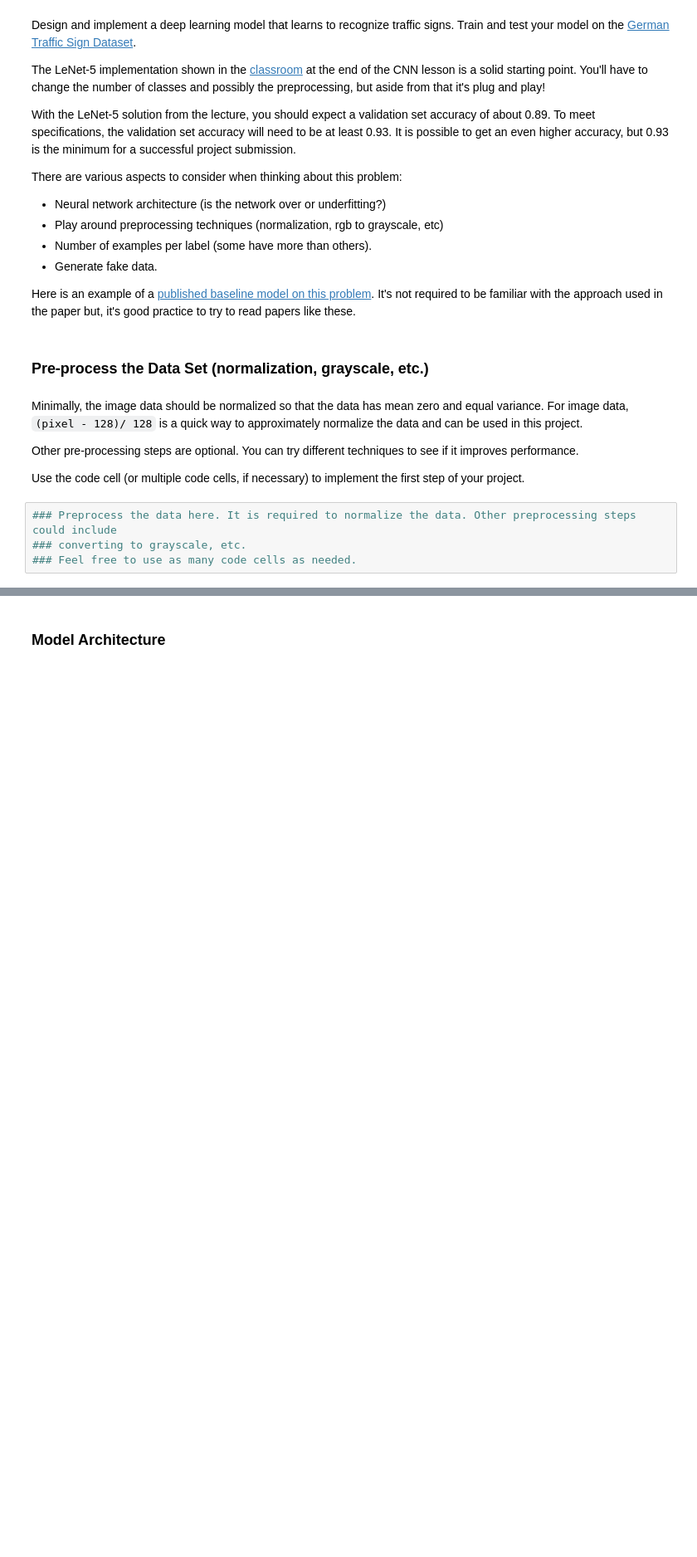
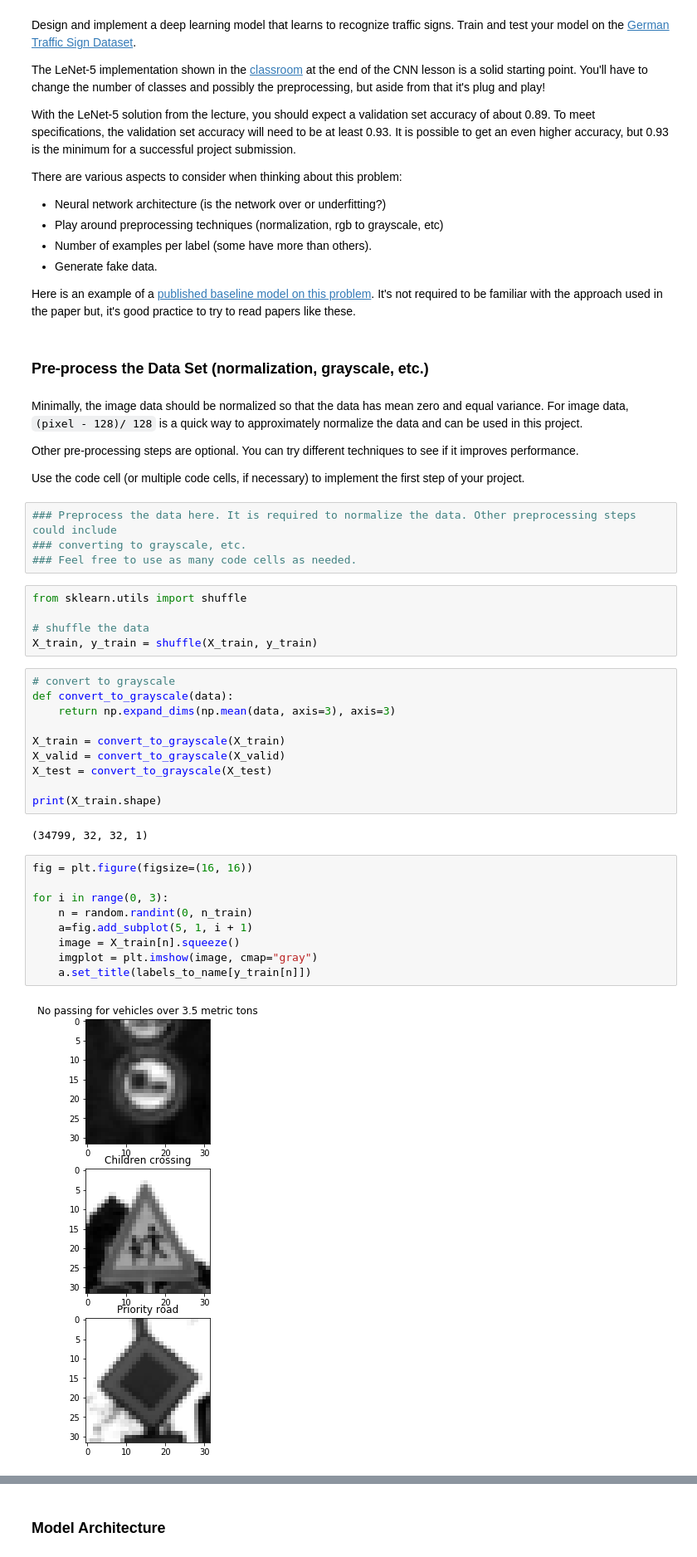
Before and after one commit to matheuslrsouza/CarND-Traffic-Sign-Classifier-Project, a Jupyter notebook: Traffic_Sign_Classifier.ipynb, the cells around one changed output, grey strips where cells are left out. Shown: that part at 83% size. Drawn from its saved outputs; the diff is of its cells as text; blank space fills up the shorter version.

```diff
--- a/Traffic_Sign_Classifier.ipynb
+++ b/Traffic_Sign_Classifier.ipynb
@@ -131,3 +231,31 @@ Use the code cell (or multiple code cells, if necessary) to implement the first
 ### Preprocess the data here. It is required to normalize the data. Other preprocessing steps could include
 ### converting to grayscale, etc.
 ### Feel free to use as many code cells as needed.
+# %%
+from sklearn.utils import shuffle
+
+# shuffle the data
+X_train, y_train = shuffle(X_train, y_train)
+# %%
+# convert to grayscale
+def convert_to_grayscale(data):
+    return np.expand_dims(np.mean(data, axis=3), axis=3)
+
+X_train = convert_to_grayscale(X_train)
+X_valid = convert_to_grayscale(X_valid)
+X_test = convert_to_grayscale(X_test)
+
+print(X_train.shape)
+# %% [output]
+(34799, 32, 32, 1)
+# %%
+fig = plt.figure(figsize=(16, 16))
+
+for i in range(0, 3):
+    n = random.randint(0, n_train)
+    a=fig.add_subplot(5, 1, i + 1)
+    image = X_train[n].squeeze()
+    imgplot = plt.imshow(image, cmap="gray")
+    a.set_title(labels_to_name[y_train[n]])
+# %% [output]
+[figure, added]
```
Also changed, not shown: parts of 14 cells of this notebook.
